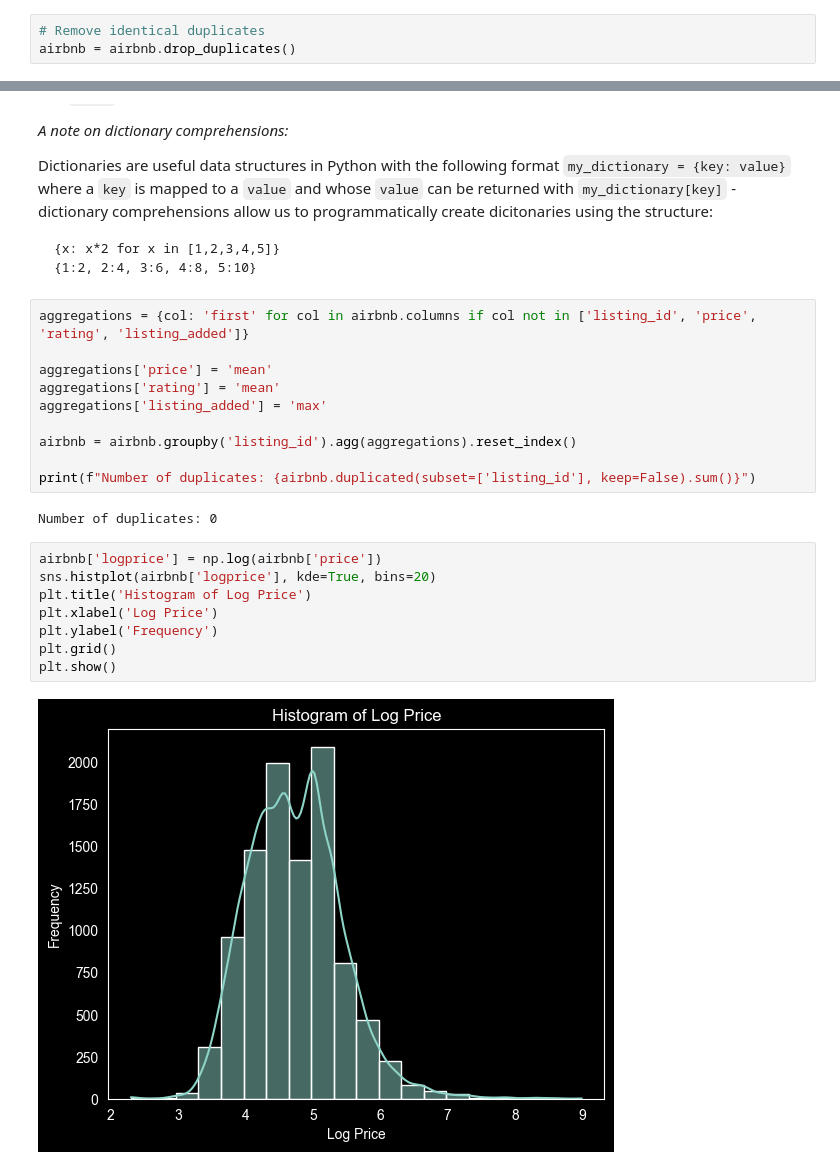
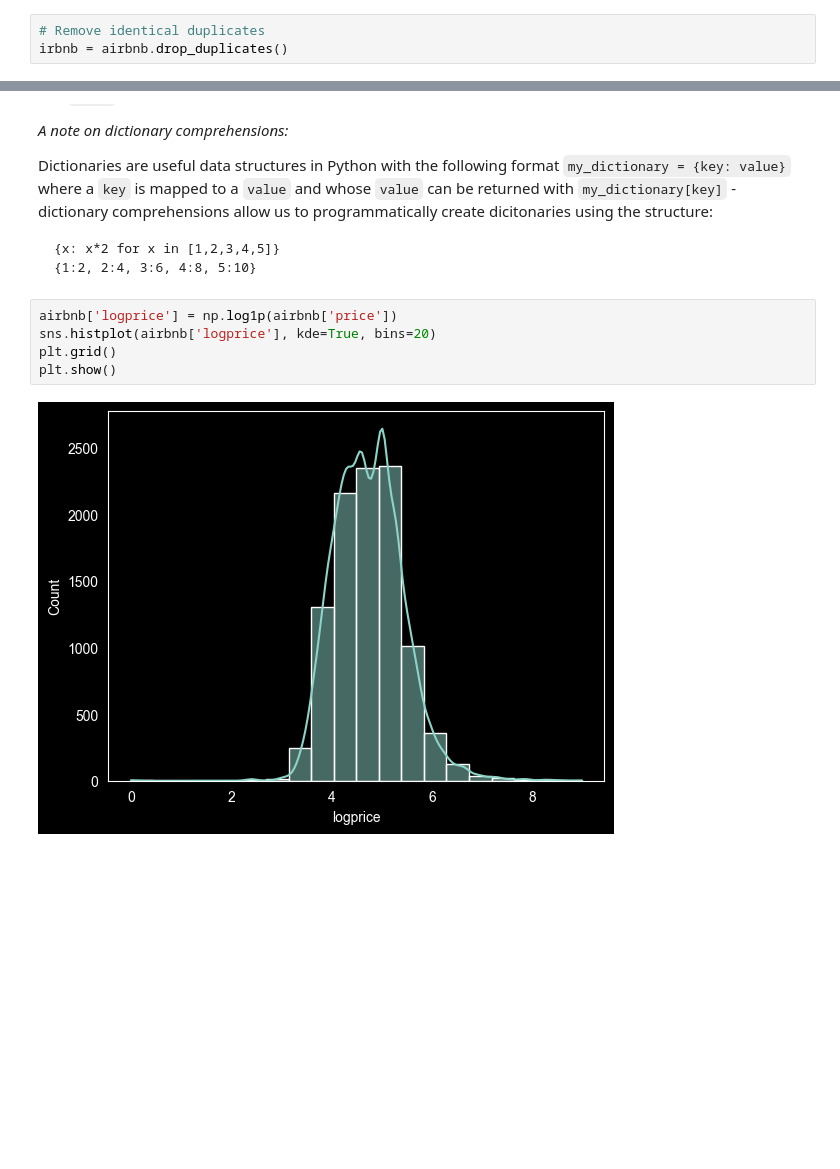
Before and after one commit to grelewiczkatarzyna13/airbnb-analysis, a Jupyter notebook: Cleaning_Data_in_Python_live_session.ipynb, the cells around one changed output, grey strips where cells are left out. Cells and saved outputs as stored; diff of their text form; blank space fills up the shorter version.

````diff
--- a/Cleaning_Data_in_Python_live_session.ipynb
+++ b/Cleaning_Data_in_Python_live_session.ipynb
@@ -631,7 +629,7 @@ print(f"Number of identical duplicates: {duplicates.sum()}")
 Number of identical duplicates: 13
 # %%
 # Remove identical duplicates
-airbnb = airbnb.drop_duplicates()
+irbnb = airbnb.drop_duplicates()
 # %%
 # Find non-identical duplicates
 non_identical_duplicates = airbnb.duplicated(subset=['listing_id'], keep=False)
@@ -671,25 +671,10 @@ Dictionaries are useful data structures in Python with the following format
 {x: x*2 for x in [1,2,3,4,5]}
 {1:2, 2:4, 3:6, 4:8, 5:10}
 ```
-# %%
-aggregations = {col: 'first' for col in airbnb.columns if col not in ['listing_id', 'price', 'rating', 'listing_added']}
-
-aggregations['price'] = 'mean'
-aggregations['rating'] = 'mean'
-aggregations['listing_added'] = 'max'
-
-airbnb = airbnb.groupby('listing_id').agg(aggregations).reset_index()
-
-print(f"Number of duplicates: {airbnb.duplicated(subset=['listing_id'], keep=False).sum()}")
-# %% [output]
-Number of duplicates: 0
 # %%
-airbnb['logprice'] = np.log(airbnb['price'])
+airbnb['logprice'] = np.log1p(airbnb['price'])
 sns.histplot(airbnb['logprice'], kde=True, bins=20)
-plt.title('Histogram of Log Price')
-plt.xlabel('Log Price')
-plt.ylabel('Frequency')
 plt.grid()
 plt.show()
 # %% [output]
-[figure, old version]
+[figure, new version]
````
Also changed, not shown: parts of 7 cells of this notebook.
